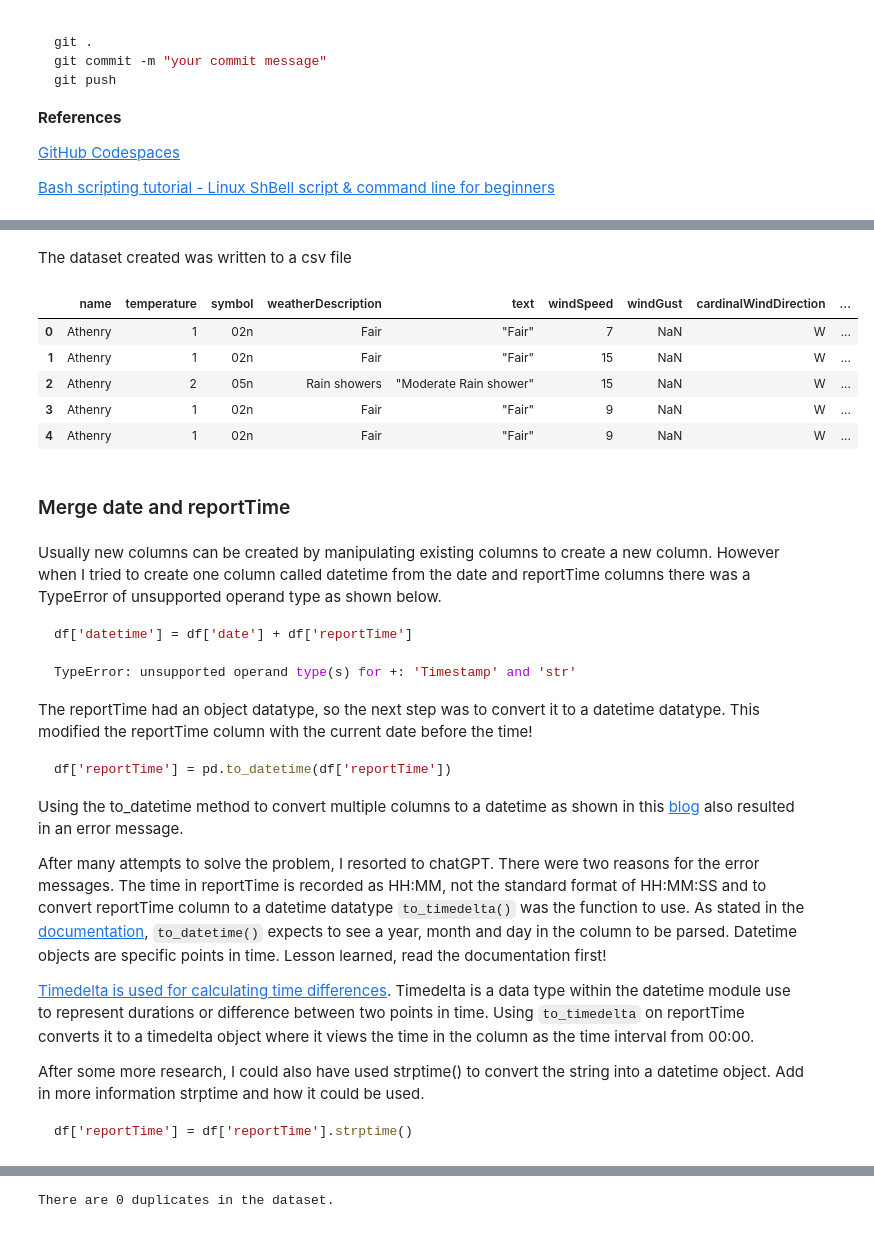
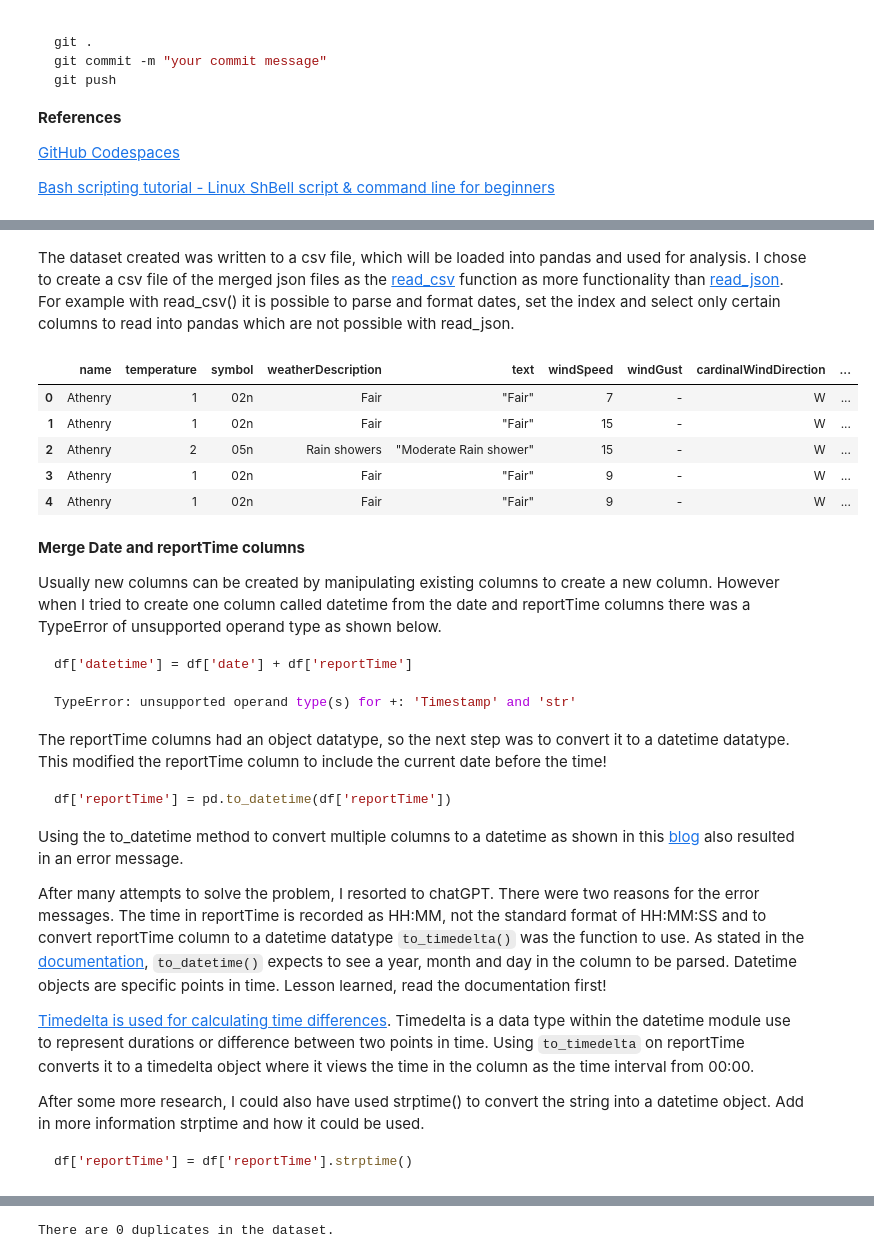
Before and after one commit to IreneKilgannon/Computer-Infrastructure, a Jupyter notebook: weather.ipynb, the cells around one changed output, grey strips where cells are left out. Cells and saved outputs as stored; diff of their text form; code cells hidden in the pictures.

````diff
--- a/weather.ipynb
+++ b/weather.ipynb
@@ -351,26 +366,27 @@ For this analysis, seven days of data from the 20th November to the 26th Novembe
 #    weather_df = pd.concat([weather_df, df], ignore_index= True)
 #
 #weather_df.head()
-# %% [markdown]
-The dataset created was written to a csv file
+# %% [markdown]
+The dataset created was written to a csv file, which will be loaded into pandas and used for analysis. I chose to create a csv file of the merged json files as the [read_csv](https://pandas.pydata.org/docs/reference/api/pandas.read_csv.html) function as more functionality than [read_json](https://pandas.pydata.org/docs/reference/api/pandas.read_json.html). For example with read_csv() it is possible to parse and format dates, set the index and select only certain columns to read into pandas which are not possible with read_json.
 # %%
 # Write the collated data to a csv file. This data set will be used for analysis.
 #weather_df.to_csv('data/weather/athenry_weather.csv', index = False)
 # %%
+# Load the data into pandas
 df = pd.read_csv('data/weather/athenry_weather.csv',
                 parse_dates= ['date'],
-                na_values = '-')
+            )
 df.head()
 # %% [output]
 |  | name | temperature | symbol | weatherDescription | text | windSpeed | windGust | cardinalWindDirection | ... |
-| 0 | Athenry | 1 | 02n | Fair | "Fair" | 7 | NaN | W | ... |
-| 1 | Athenry | 1 | 02n | Fair | "Fair" | 15 | NaN | W | ... |
-| 2 | Athenry | 2 | 05n | Rain showers | "Moderate Rain shower" | 15 | NaN | W | ... |
-| 3 | Athenry | 1 | 02n | Fair | "Fair" | 9 | NaN | W | ... |
-| 4 | Athenry | 1 | 02n | Fair | "Fair" | 9 | NaN | W | ... |
+| 0 | Athenry | 1 | 02n | Fair | "Fair" | 7 | - | W | ... |
+| 1 | Athenry | 1 | 02n | Fair | "Fair" | 15 | - | W | ... |
+| 2 | Athenry | 2 | 05n | Rain showers | "Moderate Rain shower" | 15 | - | W | ... |
+| 3 | Athenry | 1 | 02n | Fair | "Fair" | 9 | - | W | ... |
+| 4 | Athenry | 1 | 02n | Fair | "Fair" | 9 | - | W | ... |
-# %% [markdown]
-### Merge date and reportTime
 # %% [markdown]
+__Merge Date and reportTime columns__
+
 Usually new columns can be created by manipulating existing columns to create a new column. However when I tried to create one column called datetime from the date and reportTime columns there was a TypeError of unsupported operand type as shown below.
 
 ```python
@@ -379,7 +395,7 @@ df['datetime'] = df['date'] + df['reportTime']
 TypeError: unsupported operand type(s) for +: 'Timestamp' and 'str'
 ```
 
-The reportTime had an object datatype, so the next step was to convert it to a datetime datatype. This modified the reportTime column with the current date before the time!
+The reportTime columns had an object datatype, so the next step was to convert it to a datetime datatype. This modified the reportTime column to include the current date before the time!
 
 ```python
 df['reportTime'] = pd.to_datetime(df['reportTime'])
````
Also changed, not shown: parts of 48 cells of this notebook.
